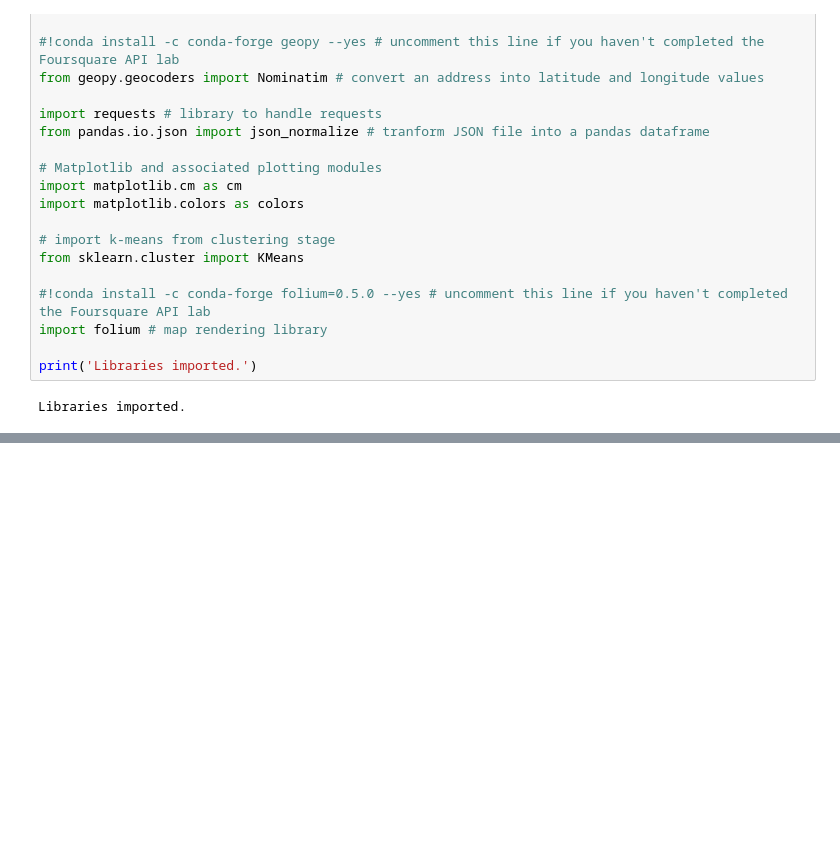
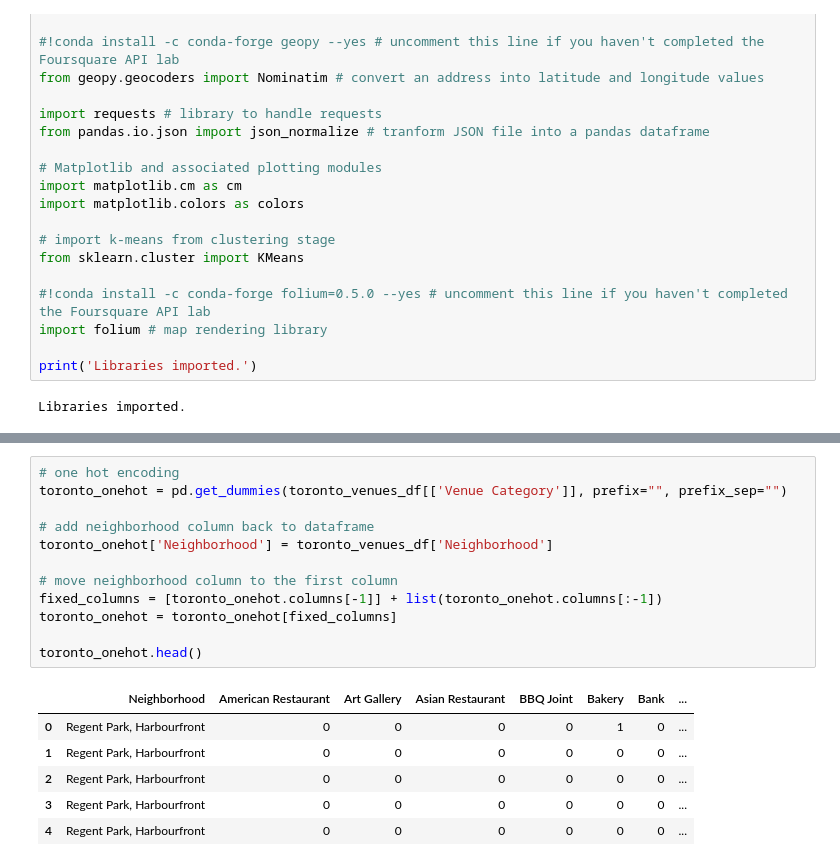
Before and after one commit to nishitcs94/Coursera_Capstone, a Jupyter notebook: capstone_week2_3.ipynb, the cells around one changed output, grey strips where cells are left out. Cells and saved outputs as stored; diff of their text form; blank space fills up the shorter version.

```diff
--- a/capstone_week2_3.ipynb
+++ b/capstone_week2_3.ipynb
@@ -187,0 +331,19 @@ map_toronto
+# %%
+# one hot encoding
+toronto_onehot = pd.get_dummies(toronto_venues_df[['Venue Category']], prefix="", prefix_sep="")
+
+# add neighborhood column back to dataframe
+toronto_onehot['Neighborhood'] = toronto_venues_df['Neighborhood']
+
+# move neighborhood column to the first column
+fixed_columns = [toronto_onehot.columns[-1]] + list(toronto_onehot.columns[:-1])
+toronto_onehot = toronto_onehot[fixed_columns]
+
+toronto_onehot.head()
+# %% [output]
+|  | Neighborhood | American Restaurant | Art Gallery | Asian Restaurant | BBQ Joint | Bakery | Bank | ... |
+| 0 | Regent Park, Harbourfront | 0 | 0 | 0 | 0 | 1 | 0 | ... |
+| 1 | Regent Park, Harbourfront | 0 | 0 | 0 | 0 | 0 | 0 | ... |
+| 2 | Regent Park, Harbourfront | 0 | 0 | 0 | 0 | 0 | 0 | ... |
+| 3 | Regent Park, Harbourfront | 0 | 0 | 0 | 0 | 0 | 0 | ... |
+| 4 | Regent Park, Harbourfront | 0 | 0 | 0 | 0 | 0 | 0 | ... |
```
Also changed, not shown: parts of 16 cells of this notebook.
